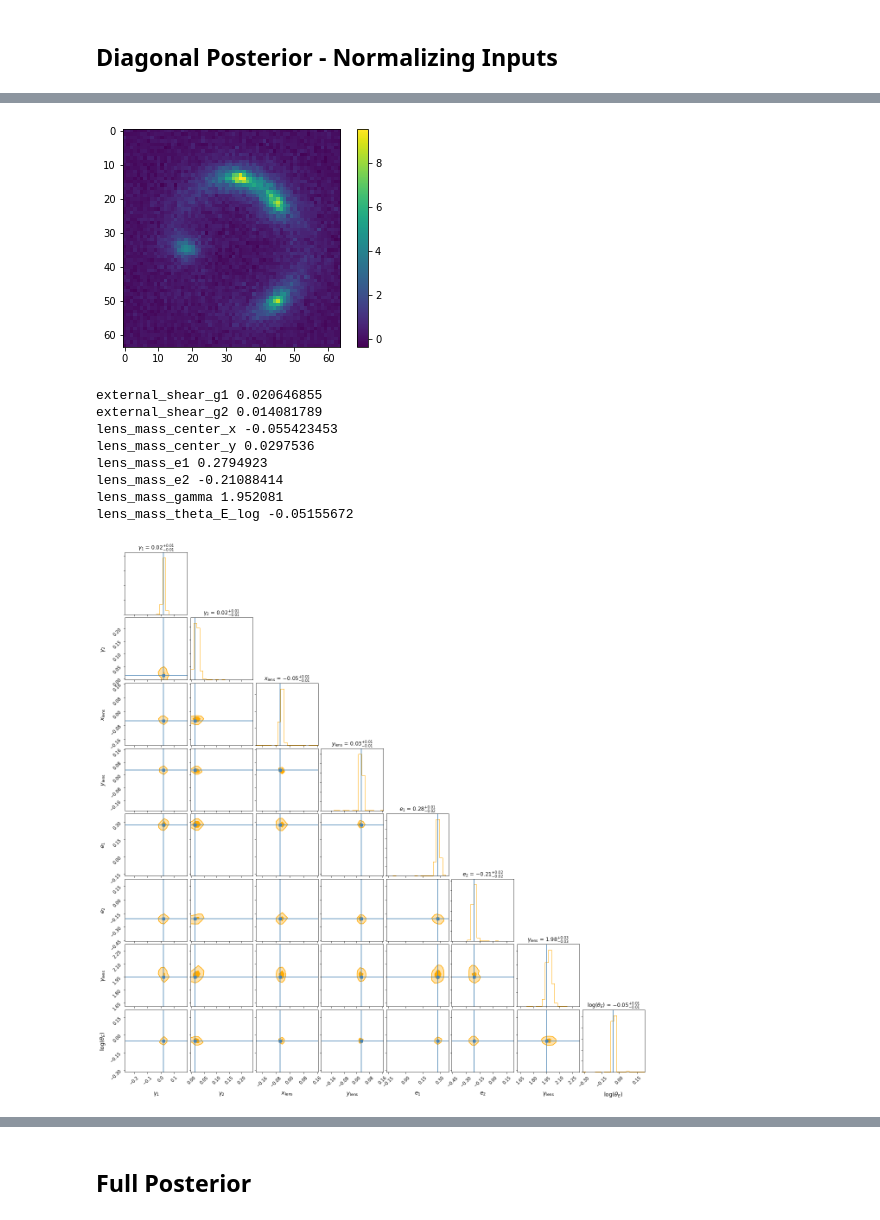
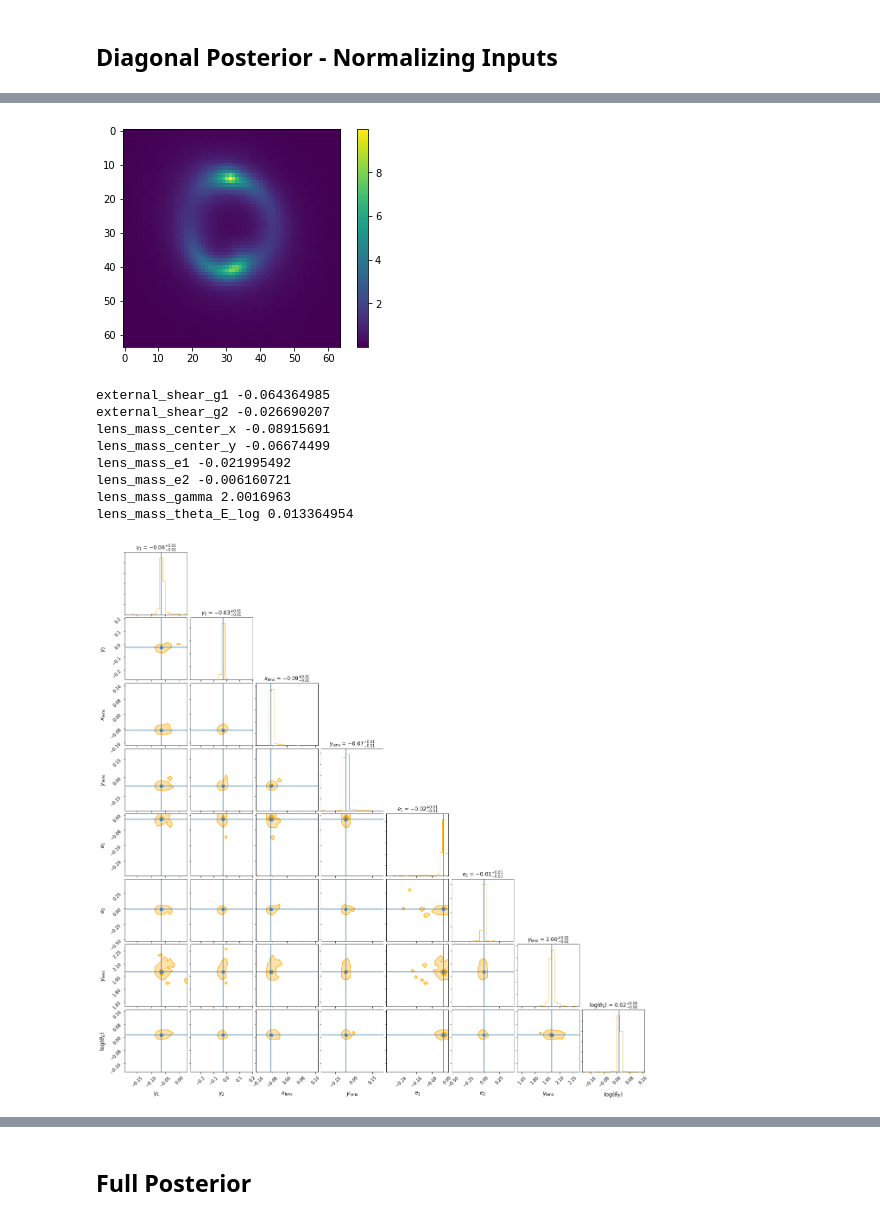
Before and after one commit to swagnercarena/ovejero, a Jupyter notebook: models/Model_Inference.ipynb, the cells around one changed output, grey strips where cells are left out. Cells and saved outputs as stored; diff of their text form; code cells hidden in the pictures.

```diff
--- a/models/Model_Inference.ipynb
+++ b/models/Model_Inference.ipynb
@@ -20,7 +20,7 @@ __Goals:__ Inspect how the different bnn types and data augmentation strategies
 ## Diagonal Posterior - Normalizing Inputs
 # %%
 # First specify the config path
-root_path = '/Users/sebwagner/Documents/Grad_School/Rotations/Phil/ovejero/'
+root_path = '/Users/sebwagner/Documents/Grad_School/Research/Phil/ovejero/'
 config_path = root_path + 'configs/nn1.json'
 
 # Check that the config has what you need
@@ -42,7 +42,7 @@ bnn_infer = bnn_inference.InferenceClass(cfg)
 # accurate our plots and metrics will be. The right value to use unfortunately requires a bit of trial and error.
 # 100 is a good starting point though.
 num_samples = 1000
-save_path_nn1 = root_path + 'models/samps/nn1_val_samps/'
+save_path_nn1 = root_path + 'hierarchical_results/nn1_samps/'
 bnn_infer.gen_samples(num_samples,save_path_nn1)
 # %% [output]
 Is model built: True
@@ -67,17 +68,17 @@ bnn_infer.gen_coverage_plots()
 # %%
-image_index = 40
+image_index = 8
 bnn_infer.plot_posterior_contours(image_index)
 # %% [output]
-[figure, old version]
+[figure, new version]
-external_shear_g1 0.020646855
-external_shear_g2 0.014081789
-lens_mass_center_x -0.055423453
-lens_mass_center_y 0.0297536
-lens_mass_e1 0.2794923
-lens_mass_e2 -0.21088414
-lens_mass_gamma 1.952081
-lens_mass_theta_E_log -0.05155672
+external_shear_g1 -0.064364985
+external_shear_g2 -0.026690207
+lens_mass_center_x -0.08915691
+lens_mass_center_y -0.06674499
+lens_mass_e1 -0.021995492
+lens_mass_e2 -0.006160721
+lens_mass_gamma 2.0016963
+lens_mass_theta_E_log 0.013364954
-[figure, old version]
+[figure, new version]
 # %%
 bnn_infer.comp_al_ep_unc()
 # %% [output]
```
Also changed, not shown: parts of 19 cells of this notebook, 12 other files.
